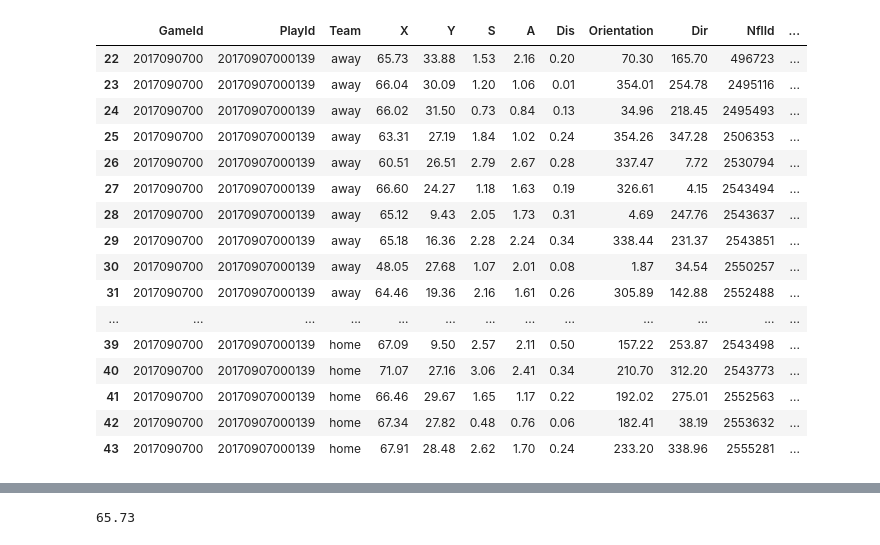
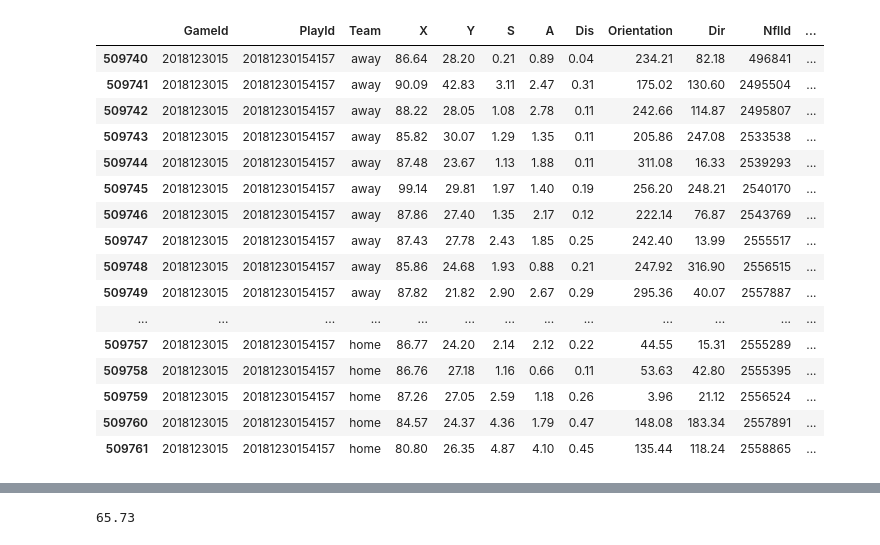
Before and after one commit to shonepatil/HDSI-NFL-Project, a Jupyter notebook: Basic Pursuit Vector.ipynb, the cells around one changed output, grey strips where cells are left out. Cells and saved outputs as stored; diff of their text form; code cells hidden in the pictures.

```diff
--- a/Basic Pursuit Vector.ipynb
+++ b/Basic Pursuit Vector.ipynb
@@ -53,23 +65,23 @@ class Player:
 # %%
 pd.set_option('display.max_columns', None)
-curr_play
+df[df['PlayId'] == 20181230154157]
 # %% [output]
 |  | GameId | PlayId | Team | X | Y | S | A | Dis | Orientation | Dir | NflId | ... |
-| 22 | 2017090700 | 20170907000139 | away | 65.73 | 33.88 | 1.53 | 2.16 | 0.20 | 70.30 | 165.70 | 496723 | ... |
-| 23 | 2017090700 | 20170907000139 | away | 66.04 | 30.09 | 1.20 | 1.06 | 0.01 | 354.01 | 254.78 | 2495116 | ... |
-| 24 | 2017090700 | 20170907000139 | away | 66.02 | 31.50 | 0.73 | 0.84 | 0.13 | 34.96 | 218.45 | 2495493 | ... |
-| 25 | 2017090700 | 20170907000139 | away | 63.31 | 27.19 | 1.84 | 1.02 | 0.24 | 354.26 | 347.28 | 2506353 | ... |
-| 26 | 2017090700 | 20170907000139 | away | 60.51 | 26.51 | 2.79 | 2.67 | 0.28 | 337.47 | 7.72 | 2530794 | ... |
-| 27 | 2017090700 | 20170907000139 | away | 66.60 | 24.27 | 1.18 | 1.63 | 0.19 | 326.61 | 4.15 | 2543494 | ... |
-| 28 | 2017090700 | 20170907000139 | away | 65.12 | 9.43 | 2.05 | 1.73 | 0.31 | 4.69 | 247.76 | 2543637 | ... |
-| 29 | 2017090700 | 20170907000139 | away | 65.18 | 16.36 | 2.28 | 2.24 | 0.34 | 338.44 | 231.37 | 2543851 | ... |
-| 30 | 2017090700 | 20170907000139 | away | 48.05 | 27.68 | 1.07 | 2.01 | 0.08 | 1.87 | 34.54 | 2550257 | ... |
-| 31 | 2017090700 | 20170907000139 | away | 64.46 | 19.36 | 2.16 | 1.61 | 0.26 | 305.89 | 142.88 | 2552488 | ... |
+| 509740 | 2018123015 | 20181230154157 | away | 86.64 | 28.20 | 0.21 | 0.89 | 0.04 | 234.21 | 82.18 | 496841 | ... |
+| 509741 | 2018123015 | 20181230154157 | away | 90.09 | 42.83 | 3.11 | 2.47 | 0.31 | 175.02 | 130.60 | 2495504 | ... |
+| 509742 | 2018123015 | 20181230154157 | away | 88.22 | 28.05 | 1.08 | 2.78 | 0.11 | 242.66 | 114.87 | 2495807 | ... |
+| 509743 | 2018123015 | 20181230154157 | away | 85.82 | 30.07 | 1.29 | 1.35 | 0.11 | 205.86 | 247.08 | 2533538 | ... |
+| 509744 | 2018123015 | 20181230154157 | away | 87.48 | 23.67 | 1.13 | 1.88 | 0.11 | 311.08 | 16.33 | 2539293 | ... |
+| 509745 | 2018123015 | 20181230154157 | away | 99.14 | 29.81 | 1.97 | 1.40 | 0.19 | 256.20 | 248.21 | 2540170 | ... |
+| 509746 | 2018123015 | 20181230154157 | away | 87.86 | 27.40 | 1.35 | 2.17 | 0.12 | 222.14 | 76.87 | 2543769 | ... |
+| 509747 | 2018123015 | 20181230154157 | away | 87.43 | 27.78 | 2.43 | 1.85 | 0.25 | 242.40 | 13.99 | 2555517 | ... |
+| 509748 | 2018123015 | 20181230154157 | away | 85.86 | 24.68 | 1.93 | 0.88 | 0.21 | 247.92 | 316.90 | 2556515 | ... |
+| 509749 | 2018123015 | 20181230154157 | away | 87.82 | 21.82 | 2.90 | 2.67 | 0.29 | 295.36 | 40.07 | 2557887 | ... |
 | ... | ... | ... | ... | ... | ... | ... | ... | ... | ... | ... | ... | ... |
-| 39 | 2017090700 | 20170907000139 | home | 67.09 | 9.50 | 2.57 | 2.11 | 0.50 | 157.22 | 253.87 | 2543498 | ... |
-| 40 | 2017090700 | 20170907000139 | home | 71.07 | 27.16 | 3.06 | 2.41 | 0.34 | 210.70 | 312.20 | 2543773 | ... |
-| 41 | 2017090700 | 20170907000139 | home | 66.46 | 29.67 | 1.65 | 1.17 | 0.22 | 192.02 | 275.01 | 2552563 | ... |
-| 42 | 2017090700 | 20170907000139 | home | 67.34 | 27.82 | 0.48 | 0.76 | 0.06 | 182.41 | 38.19 | 2553632 | ... |
-| 43 | 2017090700 | 20170907000139 | home | 67.91 | 28.48 | 2.62 | 1.70 | 0.24 | 233.20 | 338.96 | 2555281 | ... |
+| 509757 | 2018123015 | 20181230154157 | home | 86.77 | 24.20 | 2.14 | 2.12 | 0.22 | 44.55 | 15.31 | 2555289 | ... |
+| 509758 | 2018123015 | 20181230154157 | home | 86.76 | 27.18 | 1.16 | 0.66 | 0.11 | 53.63 | 42.80 | 2555395 | ... |
+| 509759 | 2018123015 | 20181230154157 | home | 87.26 | 27.05 | 2.59 | 1.18 | 0.26 | 3.96 | 21.12 | 2556524 | ... |
+| 509760 | 2018123015 | 20181230154157 | home | 84.57 | 24.37 | 4.36 | 1.79 | 0.47 | 148.08 | 183.34 | 2557891 | ... |
+| 509761 | 2018123015 | 20181230154157 | home | 80.80 | 26.35 | 4.87 | 4.10 | 0.45 | 135.44 | 118.24 | 2558865 | ... |
 # %%
 class Play:
```
Also changed, not shown: parts of 3 cells of this notebook, 1 other file.
